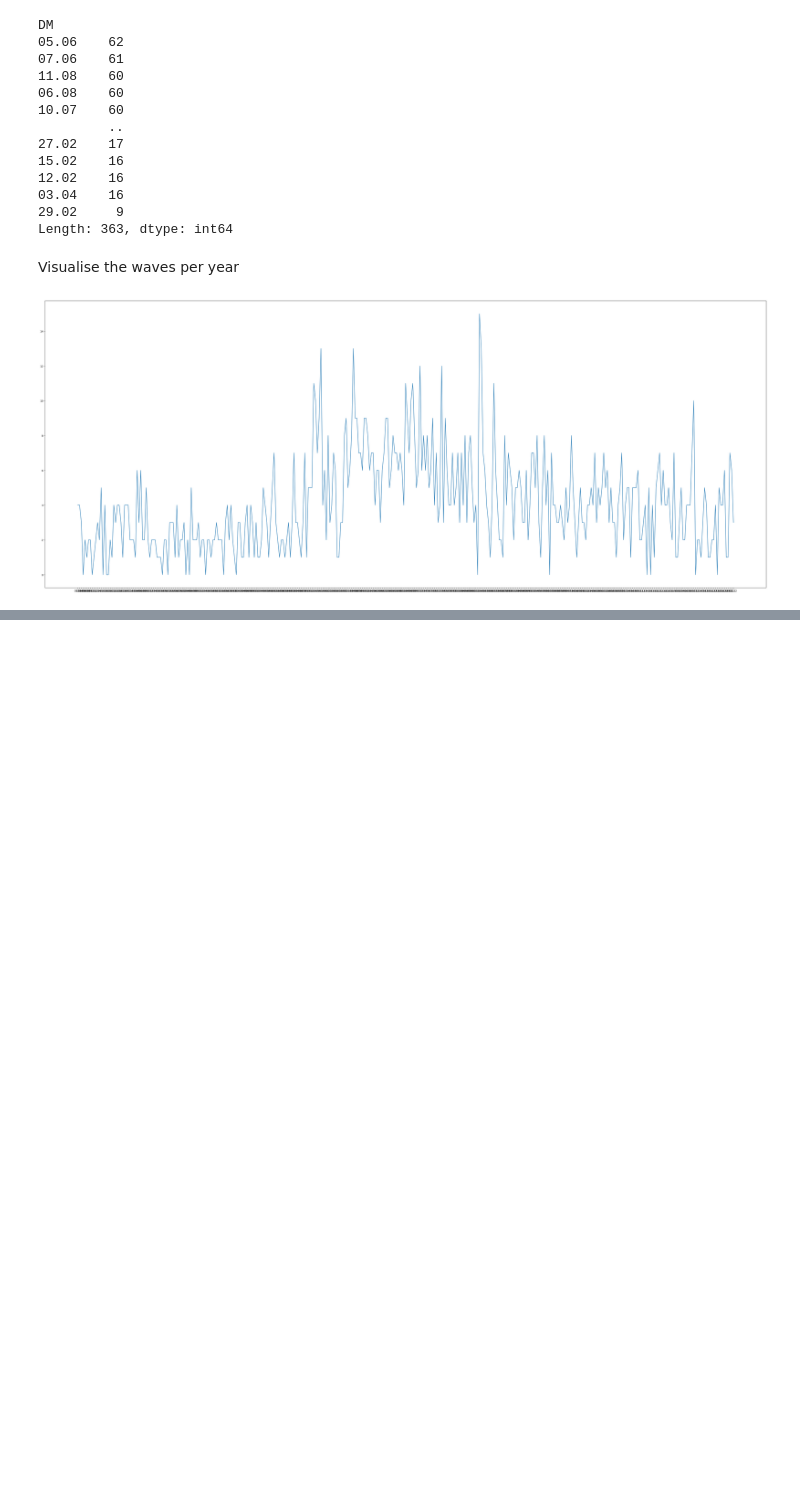
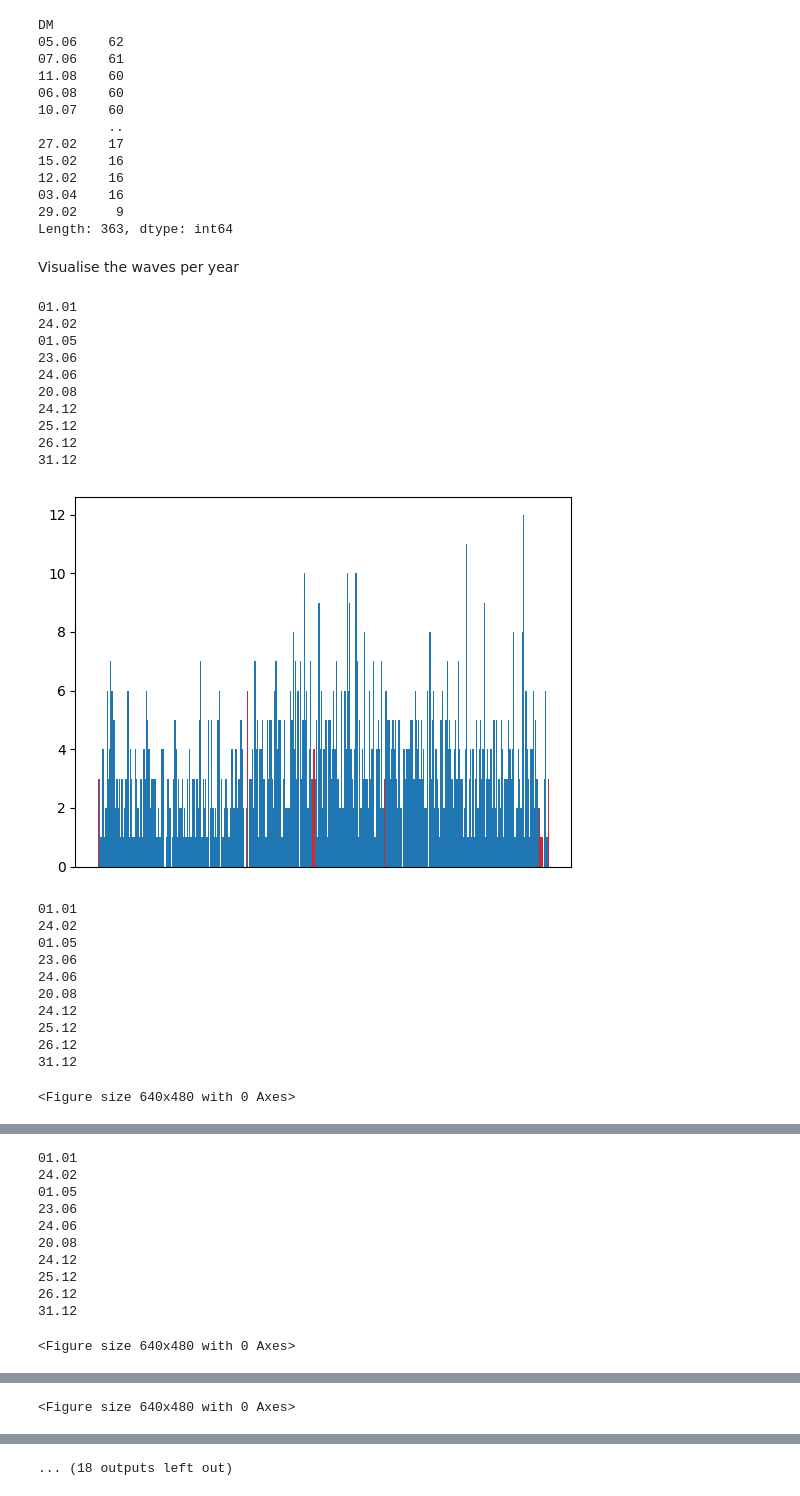
Before and after one commit to gCoreByte/car-accidents-in-estonia, a Jupyter notebook: goal1.ipynb, the cells around one changed output, grey strips where cells are left out. Saved outputs shown, nothing was run; the diff lists cells and outputs as text; code cells hidden in the pictures; blank space fills up the shorter version.

```diff
--- a/goal1.ipynb
+++ b/goal1.ipynb
@@ -88,7 +88,11 @@ def getHolidayName(d):
         "31.12": "New Year's eve"
     }
 
-    return holidays.get(d)
+    if d in holidays.keys():
+        print(d)
+        return holidays.get(d)
+    else:
+        return "-"
 
 def addHolidays(movingholidaydates, holidays, source, holidaydates, start, end):
     #for holiday in movingholidaydates:
@@ -268,33 +282,65 @@ Visualise the waves per year
 # %%
 nonholiday_df = nonholiday_df[nonholiday_df["Year"] != "2011"]
 counts = high = nonholiday_df.value_counts("DM")
 labels = list(counts.index.values)
 
-plt.figure(figsize=(50, 20))
+#plt.figure(figsize=(50, 20))
 
 #fig1, axs1 = plt.subplots(10, 1)
-
+#fig1, axs1 = plt.subplots()
 #rnr = 0
 for year in range(startYear+1, endYear+1):
-    plt.clf()
+    fig1, axs1 = plt.subplots()
     yearDF = nonholiday_df[nonholiday_df["Year"] == str(year)]
     dates = []
     count = []
+    colors = []
 
     for month in range(1, 13):
         for day in range(1, 32):
             try:
                 d = datetime.date(year, month, day)
                 strD = d.strftime("%d.%m")
                 dates.append(strD)
-                count.append(yearDF["DM"].str.contains(strD).sum())
+                occurrence = yearDF["DM"].str.contains(strD).sum()
+                count.append(occurrence)
+                if getHolidayName(strD) != "-":
+                    colors.append("tab:red")
+                else:
+                    colors.append("tab:blue")
+
             except ValueError:
                 pass
 
     #axs1[rnr].plot(dates, count)
     #axs1[rnr].get_xaxis().set_visible(False)
     #rnr += 1
-    plt.plot(dates, count)
+    #plt.plot(dates, count)
+    axs1.bar(dates, count, width=1.0, color=colors)
+    axs1.get_xaxis().set_visible(False)
+
+    plt.show()
     plt.savefig("LinearYear" + str(year))
 # %% [output]
+01.01
+24.02
+01.05
+23.06
+24.06
+20.08
+24.12
+25.12
+26.12
+31.12
-[figure, old version]
+[figure, new version]
+01.01
+24.02
+01.05
+23.06
+24.06
+20.08
+24.12
+25.12
+26.12
+31.12
+<Figure size 640x480 with 0 Axes>
@@ -300,0 +348,11 @@ for year in range(startYear+1, endYear+1):
+01.01
+24.02
+01.05
+23.06
+24.06
+20.08
+24.12
+25.12
+26.12
+31.12
+<Figure size 640x480 with 0 Axes>
@@ -300,0 +370 @@ for year in range(startYear+1, endYear+1):
+<Figure size 640x480 with 0 Axes>
@@ -300,0 +382 @@ for year in range(startYear+1, endYear+1):
+... (18 outputs left out)
```
Also changed, not shown: parts of 3 cells of this notebook, 12 other files.
